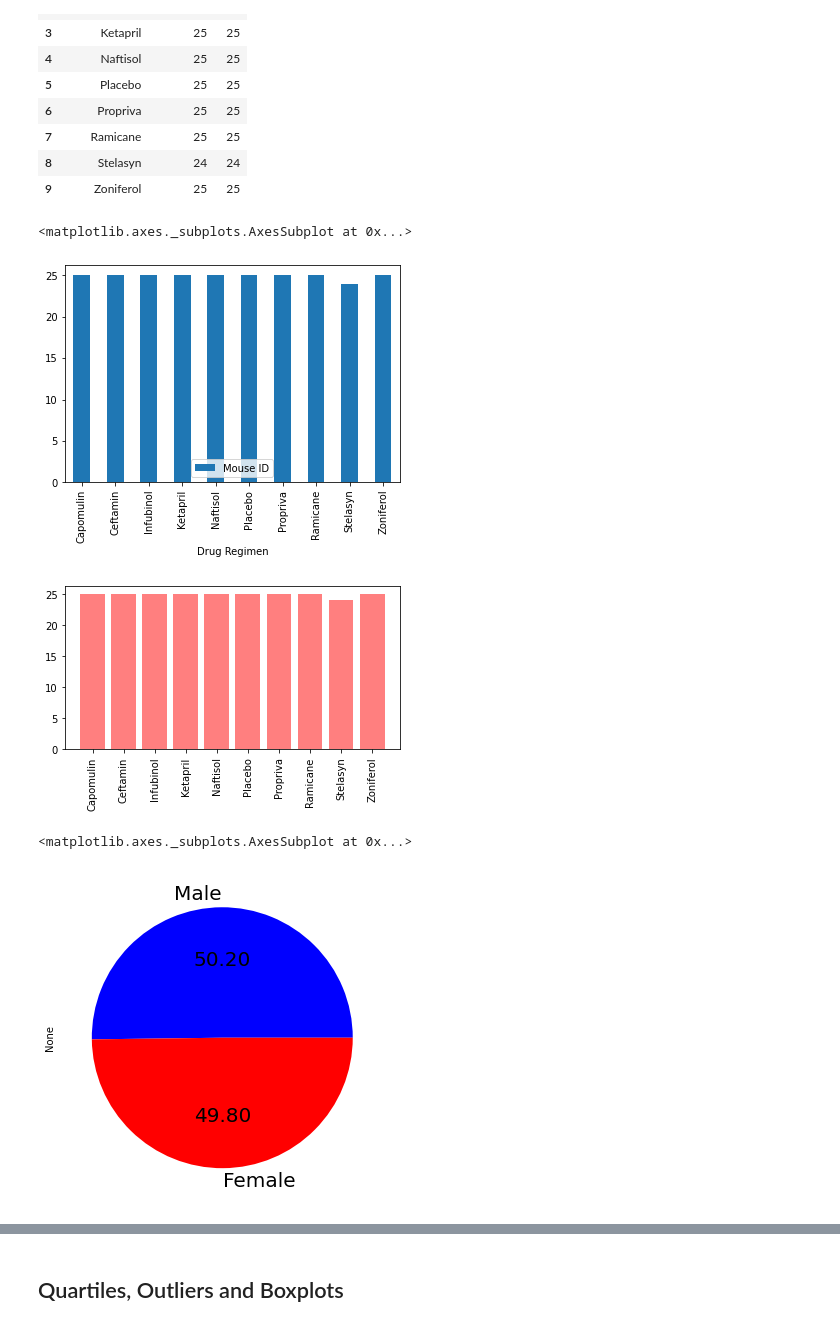
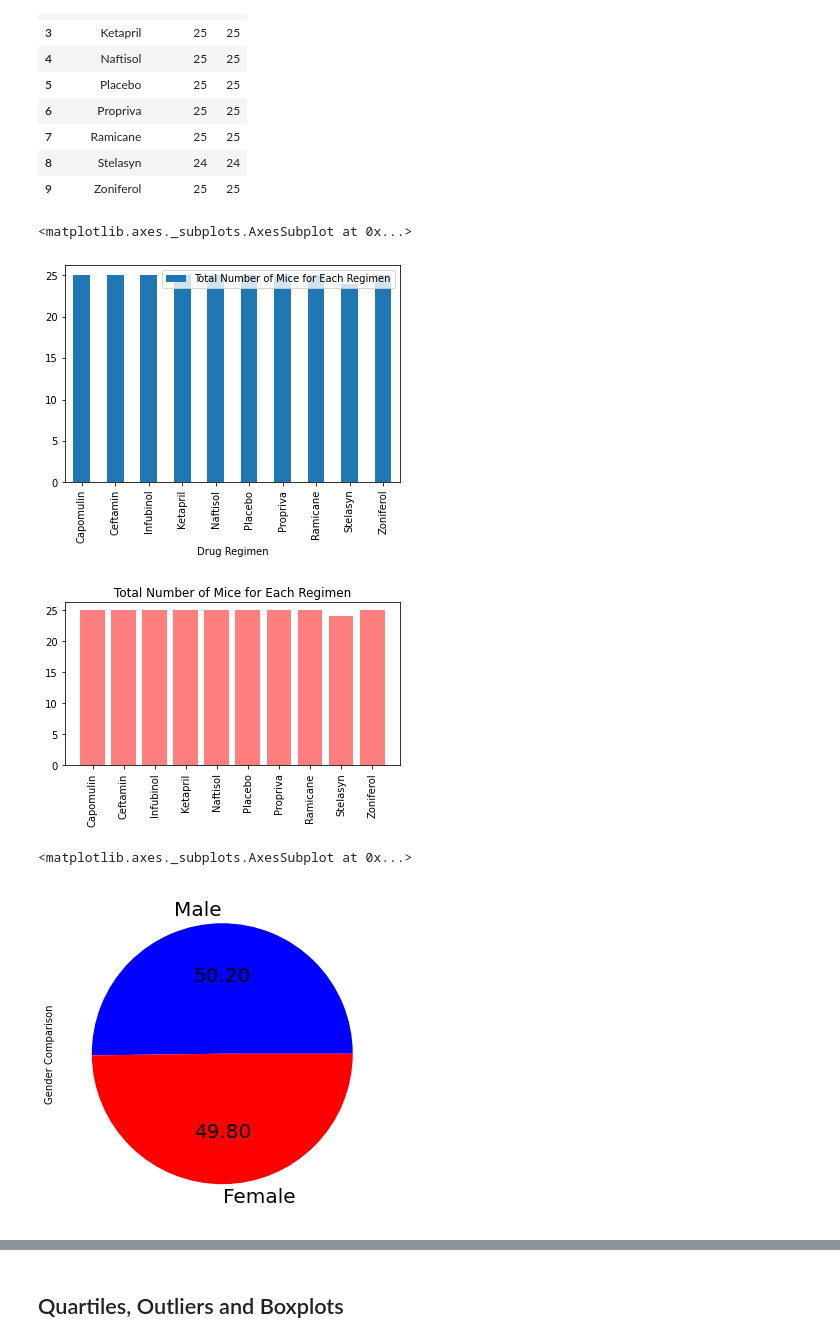
Before and after one commit to citizendez/Matplotlib_Challenge, a Jupyter notebook: 01-Case-Assignment/Instructions/Pymaceuticals/pymaceuticals_starter.ipynb, the cells around one changed output, grey strips where cells are left out. Saved outputs shown, nothing was run; the diff lists cells and outputs as text; code cells hidden in the pictures.

```diff
--- a/01-Case-Assignment/Instructions/Pymaceuticals/pymaceuticals_starter.ipynb
+++ b/01-Case-Assignment/Instructions/Pymaceuticals/pymaceuticals_starter.ipynb
@@ -155,21 +163,22 @@ df_m_reg
 | 9 | Zoniferol | 25 | 25 |
 # %%
 # Generate a bar plot showing the total number of unique mice tested on each drug regimen using pandas.
-df_m_reg.plot(kind='bar', x='Drug Regimen', y='Mouse ID')
+df_m_reg.plot(kind='bar', x='Drug Regimen', y='Mouse ID', label='Total Number of Mice for Each Regimen')
 # %% [output]
 <matplotlib.axes._subplots.AxesSubplot at 0x...>
-[figure, old version]
+[figure, new version]
 # %%
 # Generate a bar plot showing the total number of unique mice tested on each drug regimen using pyplot.
 x_axis = range(len(df_m_reg['Mouse ID']))
 tick_locations = [value for value in x_axis]
 
 plt.figure(figsize=(6,3))
 plt.bar(x_axis, df_m_reg['Mouse ID'], color='r', alpha=0.5, align="center")
 plt.xticks(tick_locations, df_m_reg['Drug Regimen'], rotation="vertical")
+plt.title('Total Number of Mice for Each Regimen')
 plt.show()
 # %% [output]
-[figure, old version]
+[figure, new version]
 # %%
 male_count = df_m_gen['Sex'].value_counts()['Male']
 female_count = df_m_gen['Sex'].value_counts()['Female']
@@ -177,10 +186,10 @@ gender_count = [male_count, female_count]
 gen_series = pd.Series(gender_count)
 # %%
 # Generate a pie plot showing the distribution of female versus male mice using pandas
-gen_series.plot.pie(labels=['Male','Female'], colors=['b', 'r'], autopct='%.2f', fontsize=20, figsize=(6,6))
+gen_series.plot.pie(labels=['Male','Female'], colors=['b', 'r'], autopct='%.2f', fontsize=20, figsize=(6,6), label='Gender Comparison')
 # %% [output]
 <matplotlib.axes._subplots.AxesSubplot at 0x...>
-[figure, old version]
+[figure, new version]
 # %%
 # Generate a pie plot showing the distribution of female versus male mice using pyplot
 labels = ["Male", "Female"]
```
Also changed, not shown: parts of 20 cells of this notebook, 1 other file.
